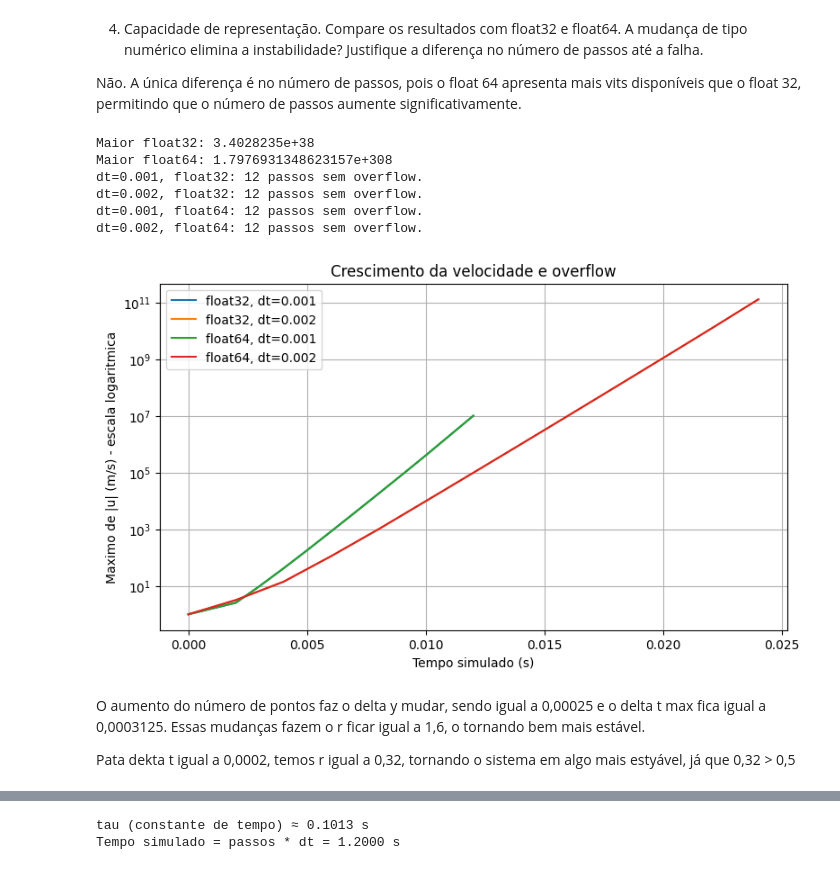
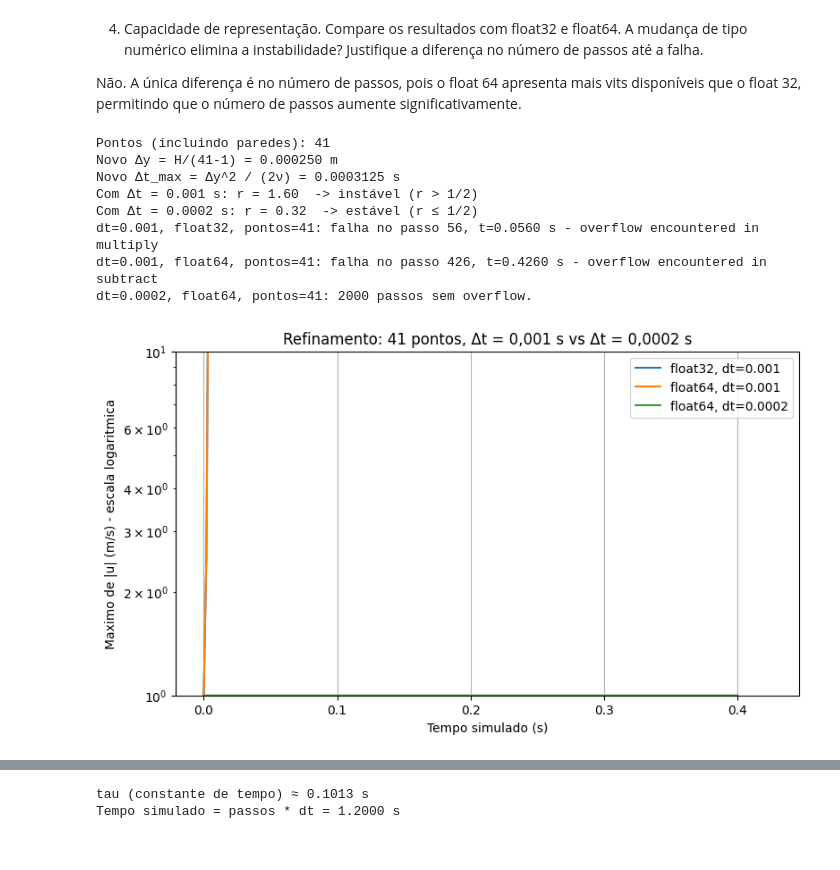
Before and after one commit to EduardoKenzoHayashi/CN-Lobosco, a Jupyter notebook: atividade2.ipynb, the cells around one changed output, grey strips where cells are left out. Drawn from its saved outputs; the diff is of its cells as text; code cells hidden in the pictures.

```diff
--- a/atividade2.ipynb
+++ b/atividade2.ipynb
@@ -144,85 +144,96 @@ Não. A única diferença é no número de passos, pois o float 64 apresenta mai
 import numpy as np
 import matplotlib.pyplot as plt
 
-def simular(dt, tipo=np.float32, passos=12, pontos=41):
+def simular(dt, tipo=np.float32, passos=2000, pontos=21):
     """Simula difusao de velocidade e detecta falhas."""
     H = 0.01
     nu = 1e-4
     y = np.linspace(0, H, pontos)
     dy = H / (pontos - 1)
-    # Coeficientes no tipo numerico escolhido.
     r = tipo(nu * dt / dy**2)
     dois = tipo(2)
-    # Fluido parado e placa em y=0 em movimento.
     u = np.zeros(pontos, dtype=tipo)
     u[0] = tipo(1)
     tempos = [0.0]
     maximos = [float(np.max(np.abs(u)))]
     falha = None
-    # Transforma avisos numericos em excecoes.
     with np.errstate(over="raise", invalid="raise"):
         for passo in range(1, passos + 1):
             try:
                 novo = u.copy()
-                # Atualiza o interior e preserva as paredes.
                 novo[1:-1] = (u[1:-1] + r * (u[2:] - dois * u[1:-1] + u[:-2]))
             except FloatingPointError as erro:
                 falha = passo
                 print(
-                    f"dt={dt}, {tipo.__name__}: "
+                    f"dt={dt}, {tipo.__name__}, pontos={pontos}: "
                     f"falha no passo {passo}, "
                     f"t={passo * dt:.4f} s - {erro}"
                 )
                 break
             u = novo
             tempos.append(passo * dt)
             maximos.append(float(np.max(np.abs(u))))
 
     if falha is None:
-        print(f"dt={dt}, {tipo.__name__}: {passos} passos sem overflow.")
+        print(
+            f"dt={dt}, {tipo.__name__}, pontos={pontos}: "
+            f"{passos} passos sem overflow."
+        )
 
     return {
         "y": y,
         "u": u,
         "tempos": tempos,
         "maximos": maximos,
         "r": float(r),
         "falha": falha,
     }
 
 
-print("Maior float32:", np.finfo(np.float32).max)
-print("Maior float64:", np.finfo(np.float64).max)
+# Item 5: refinamento da malha (41 pontos)
+H = 0.01
+nu = 1e-4
+pontos_ref = 41
+dy_novo = H / (pontos_ref - 1)
+dt_max_novo = dy_novo**2 / (2 * nu)
+dt_inicial = 0.001
+dt_estavel = 0.0002
+r_inicial = nu * dt_inicial / dy_novo**2
+r_estavel = nu * dt_estavel / dy_novo**2
 
-resultados = {}
+print(f"Pontos (incluindo paredes): {pontos_ref}")
+print(f"Novo Δy = H/(41-1) = {dy_novo:.6f} m")
+print(f"Novo Δt_max = Δy^2 / (2ν) = {dt_max_novo:.7f} s")
+print(f"Com Δt = {dt_inicial} s: r = {r_inicial:.2f}  -> instável (r > 1/2)")
+print(f"Com Δt = {dt_estavel} s: r = {r_estavel:.2f}  -> estável (r ≤ 1/2)")
 
+resultados_refino = {}
 for tipo in (np.float32, np.float64):
-    for dt in (0.001, 0.002):
-        nome = f"{tipo.__name__}, dt={dt}"
-        resultados[nome] = simular(dt, tipo)
+    nome = f"{tipo.__name__}, dt={dt_inicial}"
+    resultados_refino[nome] = simular(
+        dt_inicial, tipo, passos=2000, pontos=pontos_ref
+    )
+
+resultados_refino[f"float64, dt={dt_estavel}"] = simular(
+    dt_estavel, np.float64, passos=2000, pontos=pontos_ref
+)
 
 plt.figure(figsize=(9, 5))
-for nome, resultado in resultados.items():
-    plt.semilogy(
-        resultado["tempos"],
-        resultado["maximos"],
-        label=nome
-    )
+for nome, resultado in resultados_refino.items():
+    plt.semilogy(resultado["tempos"], resultado["maximos"], label=nome)
 plt.xlabel("Tempo simulado (s)")
 plt.ylabel("Maximo de |u| (m/s) - escala logaritmica")
-plt.title("Crescimento da velocidade e overflow")
+plt.title("Refinamento: 41 pontos, Δt = 0,001 s vs Δt = 0,0002 s")
 plt.grid(True)
 plt.legend()
 plt.show()
 # %% [output]
-Maior float32: 3.4028235e+38
-Maior float64: 1.7976931348623157e+308
-dt=0.001, float32: 12 passos sem overflow.
-dt=0.002, float32: 12 passos sem overflow.
-dt=0.001, float64: 12 passos sem overflow.
-dt=0.002, float64: 12 passos sem overflow.
+Pontos (incluindo paredes): 41
+Novo Δy = H/(41-1) = 0.000250 m
+Novo Δt_max = Δy^2 / (2ν) = 0.0003125 s
+Com Δt = 0.001 s: r = 1.60  -> instável (r > 1/2)
+Com Δt = 0.0002 s: r = 0.32  -> estável (r ≤ 1/2)
+dt=0.001, float32, pontos=41: falha no passo 56, t=0.0560 s - overflow encountered in multiply
+dt=0.001, float64, pontos=41: falha no passo 426, t=0.4260 s - overflow encountered in subtract
+dt=0.0002, float64, pontos=41: 2000 passos sem overflow.
-[figure, old version]
+[figure, new version]
-# %% [markdown]
-O aumento do número de pontos faz o delta y mudar, sendo igual a 0,00025 e o delta t max fica igual a 0,0003125. Essas mudanças fazem o r ficar igual a 1,6, o tornando bem mais estável.
-
-Pata dekta t igual a 0,0002, temos r igual a 0,32, tornando o sistema em algo mais estyável, já que 0,32 > 0,5
```
Also changed, not shown: parts of 4 cells of this notebook.
